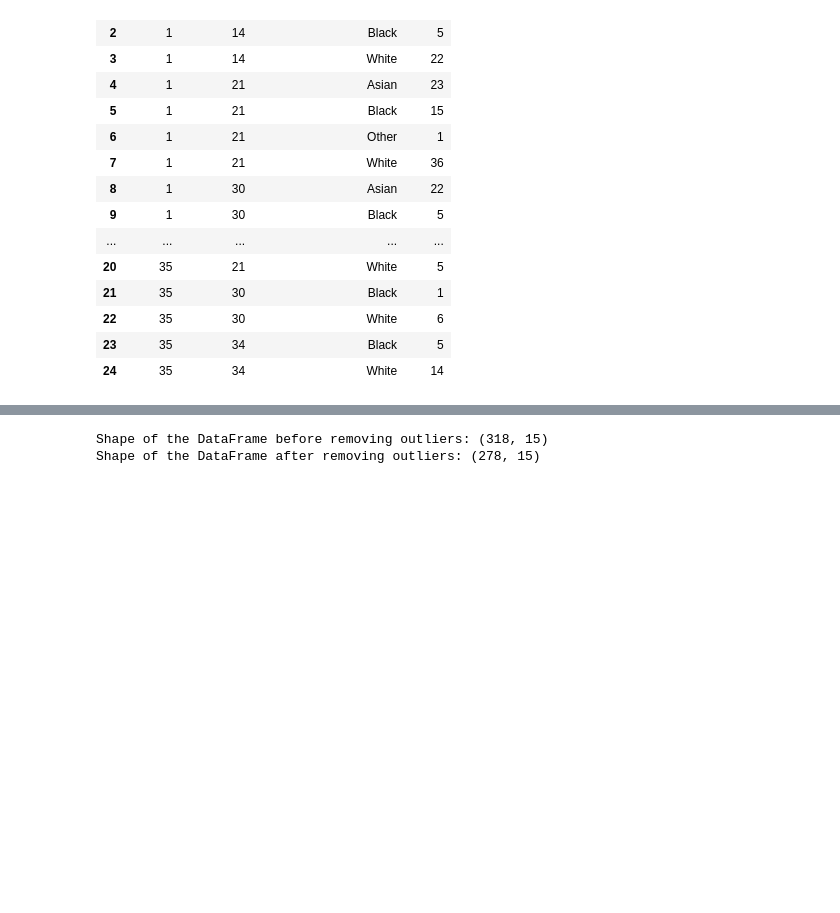
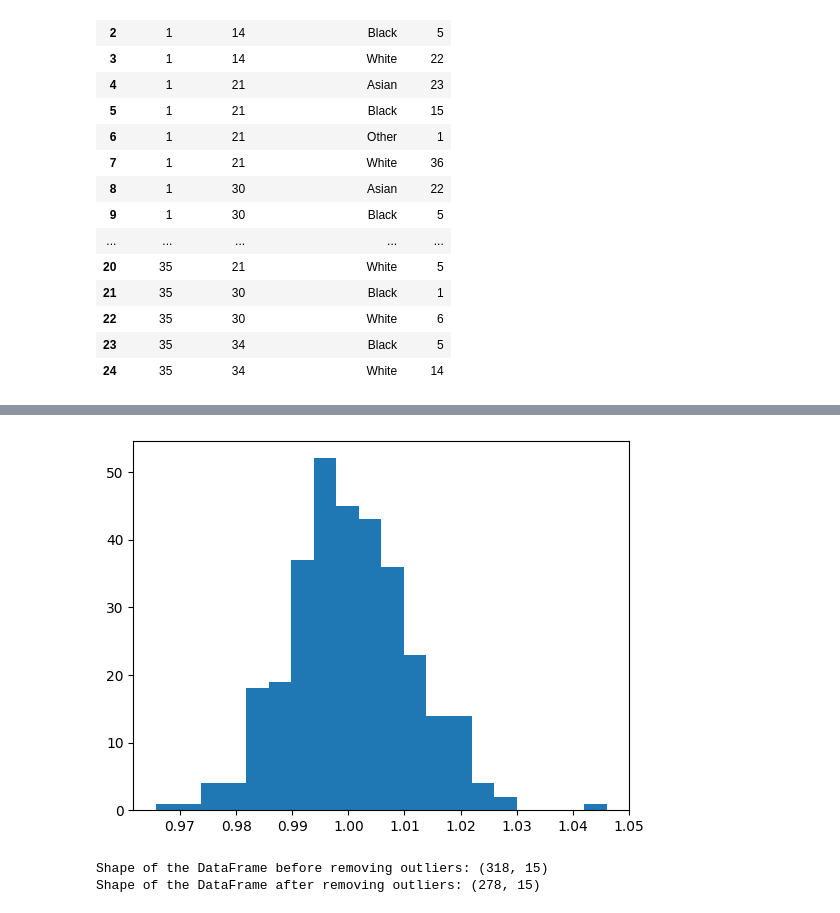
Before and after one commit to Tanny-H/dataviz2025, a Jupyter notebook: Visualize_Data_Distribution.ipynb, the cells around one changed output, grey strips where cells are left out. Saved outputs shown, nothing was run; the diff lists cells and outputs as text; code cells hidden in the pictures; blank space fills up the shorter version.

```diff
--- a/Visualize_Data_Distribution.ipynb
+++ b/Visualize_Data_Distribution.ipynb
@@ -117,3 +117,7 @@ plt.hist(list_of_rn)
+# %%
+hist_out = plt.hist(list_of_rn,bins=20)
+# %% [output]
+[figure, added]
 # %%
 # Convert 'Gender' and 'Age range' to numerical values
 stopandsearch_df_dropna.loc[:, 'Gender'] = stopandsearch_df_dropna['Gender'].replace({'Male': 1, 'Female': 0})
```
Also changed, not shown: parts of 17 cells of this notebook.
